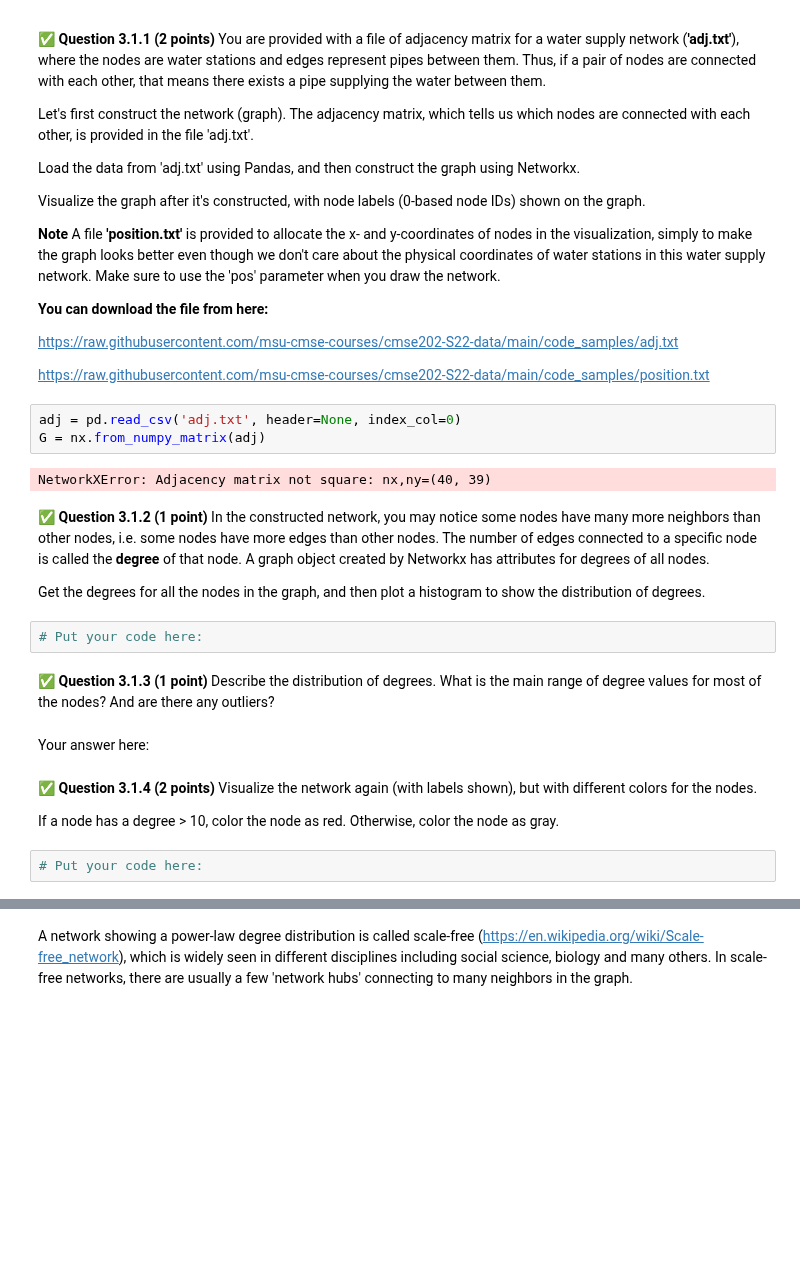
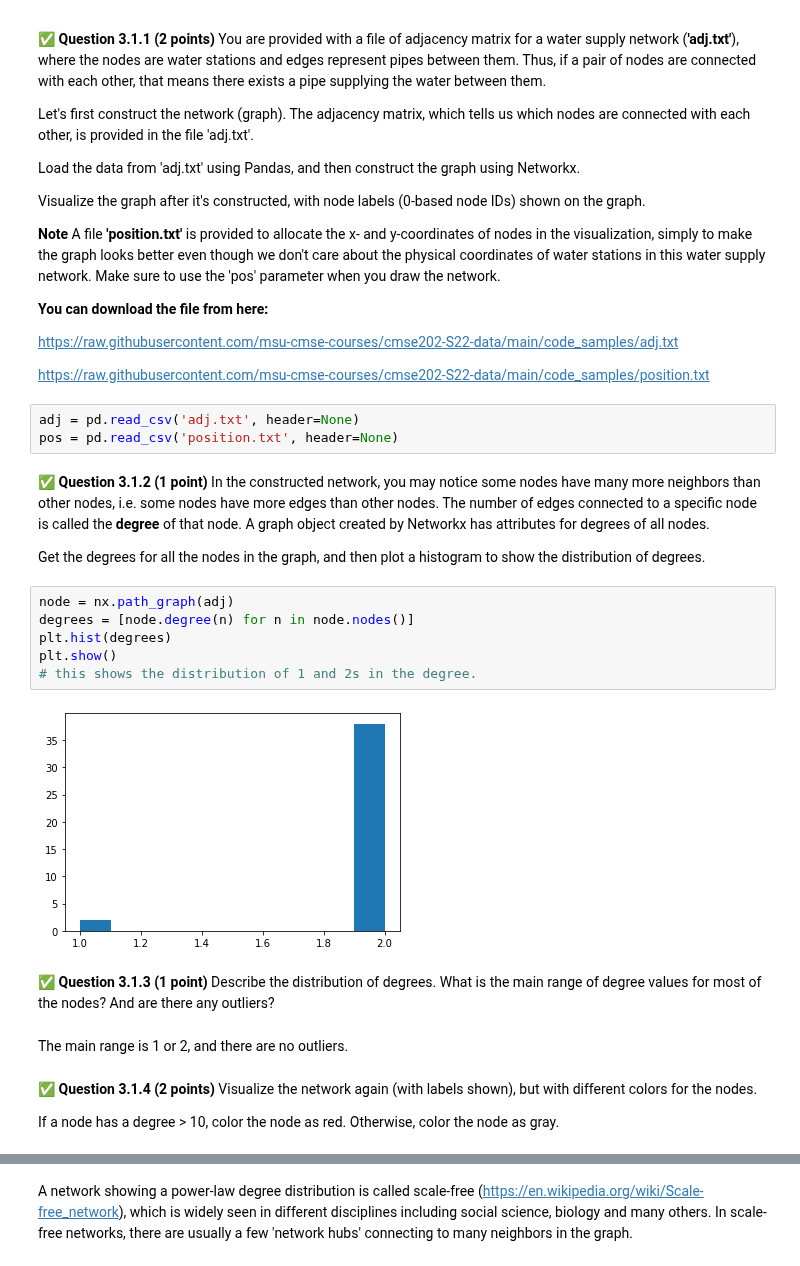
Before and after one commit to Rajmeet/cmse202-s22-turnin, a Jupyter notebook: hw-03/HW-03_ABMAndGraphTheory-STUDENT.ipynb, the cells around one changed output, grey strips where cells are left out. Cells and saved outputs as stored; diff of their text form; blank space fills up the shorter version.

```diff
--- a/hw-03/HW-03_ABMAndGraphTheory-STUDENT.ipynb
+++ b/hw-03/HW-03_ABMAndGraphTheory-STUDENT.ipynb
@@ -288,23 +288,25 @@ https://raw.githubusercontent.com/msu-cmse-courses/cmse202-S22-data/main/code_sa
 
 https://raw.githubusercontent.com/msu-cmse-courses/cmse202-S22-data/main/code_samples/position.txt
 # %%
-adj = pd.read_csv('adj.txt', header=None, index_col=0)
-G = nx.from_numpy_matrix(adj)
+adj = pd.read_csv('adj.txt', header=None)
+pos = pd.read_csv('position.txt', header=None)
-# %% [output]
-NetworkXError: Adjacency matrix not square: nx,ny=(40, 39)
 # %% [markdown]
 &#9989; **Question 3.1.2 (1 point)** In the constructed network, you may notice some nodes have many more neighbors than other nodes, i.e. some nodes have more edges than other nodes. The number of edges connected to a specific node is called the **degree** of that node. A graph object created by Networkx has attributes for degrees of all nodes.
 
 Get the degrees for all the nodes in the graph, and then plot a histogram to show the distribution of degrees.
-# %%
-# Put your code here:
+# %%
+node = nx.path_graph(adj)
+degrees = [node.degree(n) for n in node.nodes()]
+plt.hist(degrees)
+plt.show()
+# this shows the distribution of 1 and 2s in the degree.
+# %% [output]
+[figure, added]
 # %% [markdown]
 &#9989; **Question 3.1.3 (1 point)** Describe the distribution of degrees. What is the main range of degree values for most of the nodes? And are there any outliers?
-# %% [markdown]
-Your answer here:
+# %% [markdown]
+The main range is 1 or 2, and there are no outliers.
 # %% [markdown]
 &#9989; **Question 3.1.4 (2 points)** Visualize the network again (with labels shown), but with different colors for the nodes.
 
 If a node has a degree > 10, color the node as red.  Otherwise, color the node as gray.
-# %%
-# Put your code here:
```
Also changed, not shown: parts of 6 cells of this notebook.
